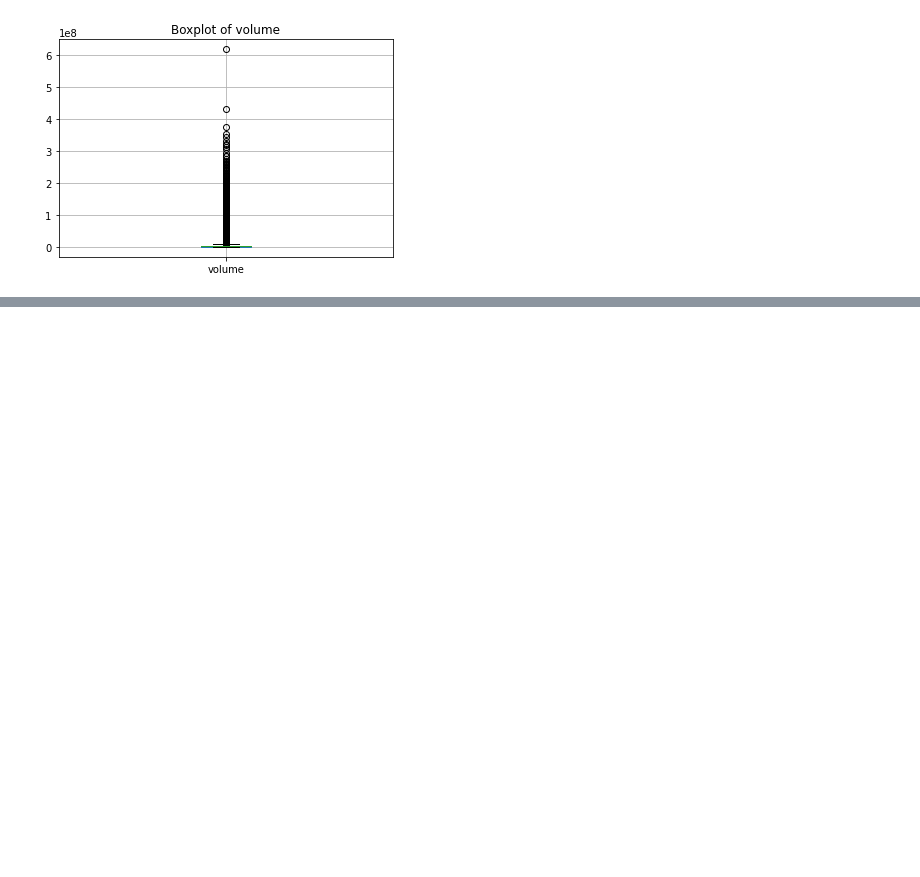
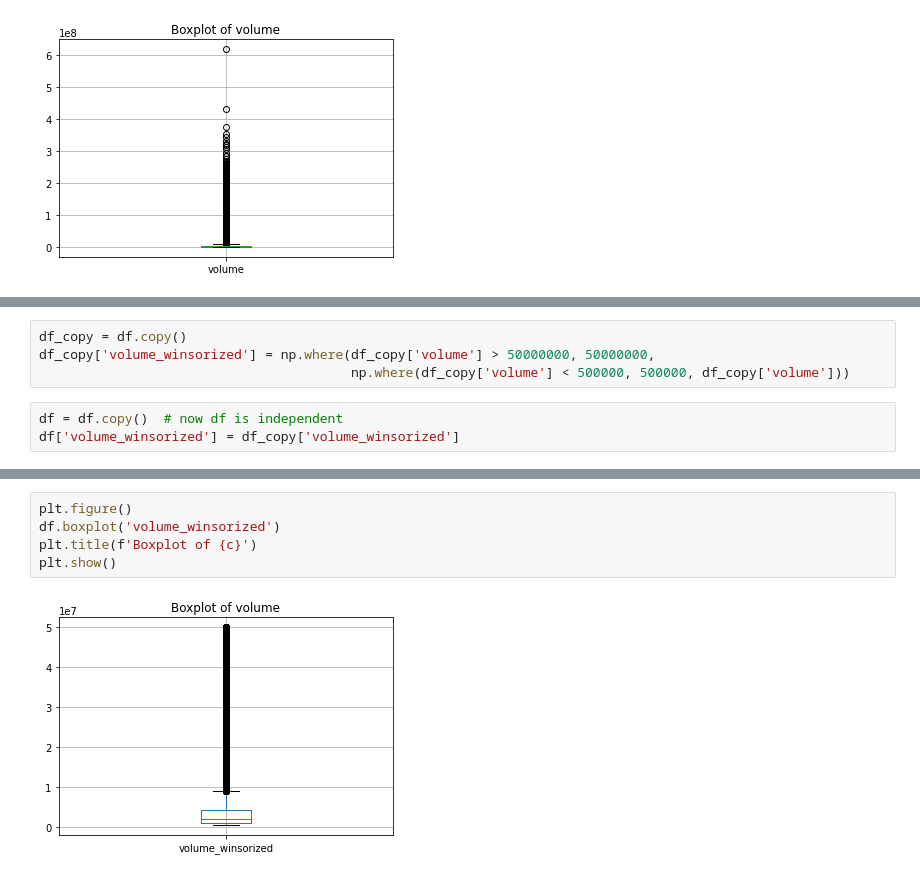
Before and after one commit to Gathoni-Njogu23/codeveda_task1, a Jupyter notebook: task1/Task1.ipynb, the cells around one changed output, grey strips where cells are left out. Drawn from its saved outputs; the diff is of its cells as text; blank space fills up the shorter version.

```diff
--- a/task1/Task1.ipynb
+++ b/task1/Task1.ipynb
@@ -183,0 +226,7 @@ for c in columns:
+# %%
+df_copy = df.copy()
+df_copy['volume_winsorized'] = np.where(df_copy['volume'] > 50000000, 50000000,
+                                        np.where(df_copy['volume'] < 500000, 500000, df_copy['volume']))
+# %%
+df = df.copy()  # now df is independent
+df['volume_winsorized'] = df_copy['volume_winsorized']
@@ -183,0 +249,7 @@ for c in columns:
+# %%
+plt.figure()
+df.boxplot('volume_winsorized')
+plt.title(f'Boxplot of {c}')
+plt.show()
+# %% [output]
+[figure, added]
```
Also changed, not shown: parts of 14 cells of this notebook, 1 other file.
